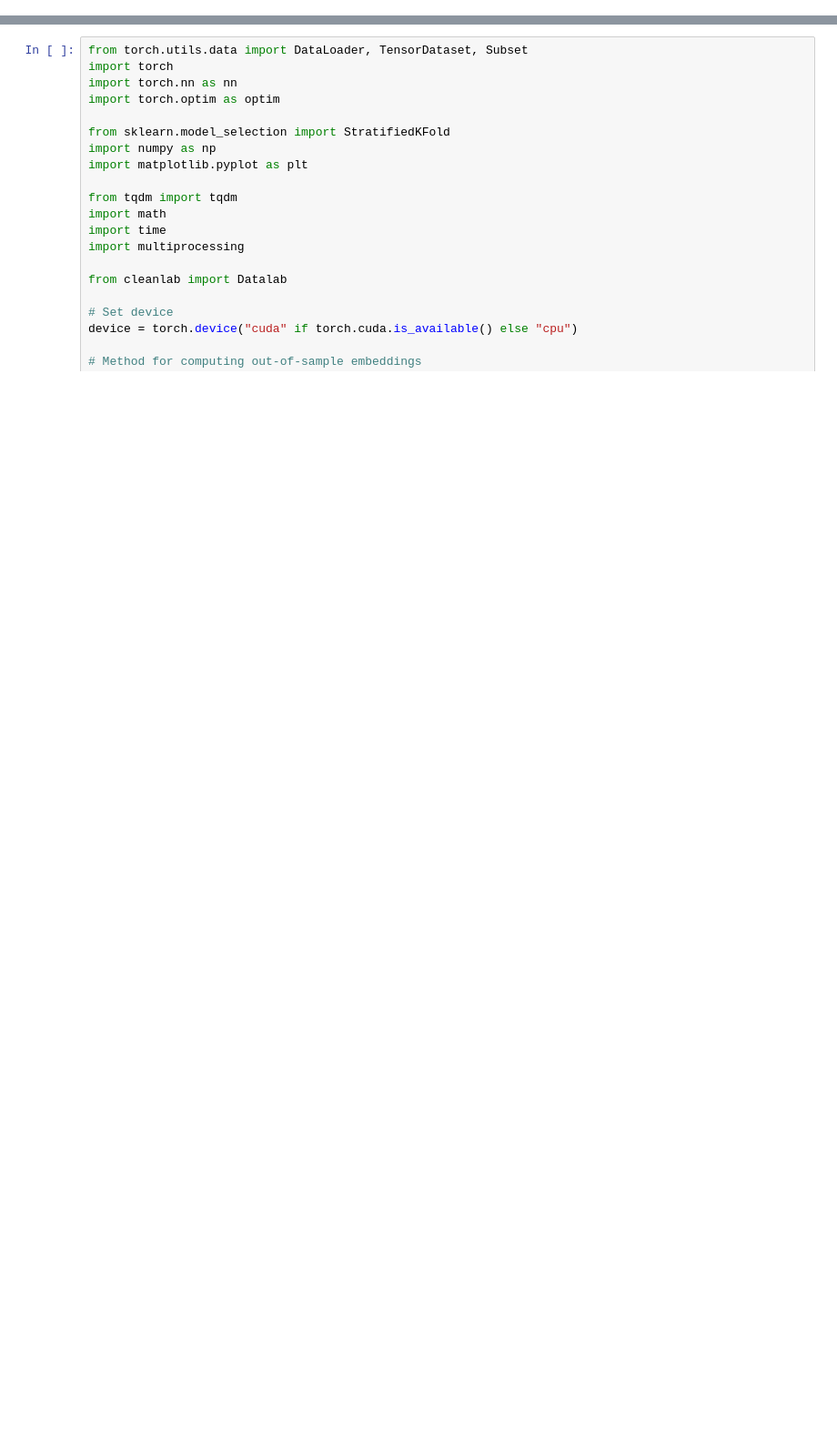
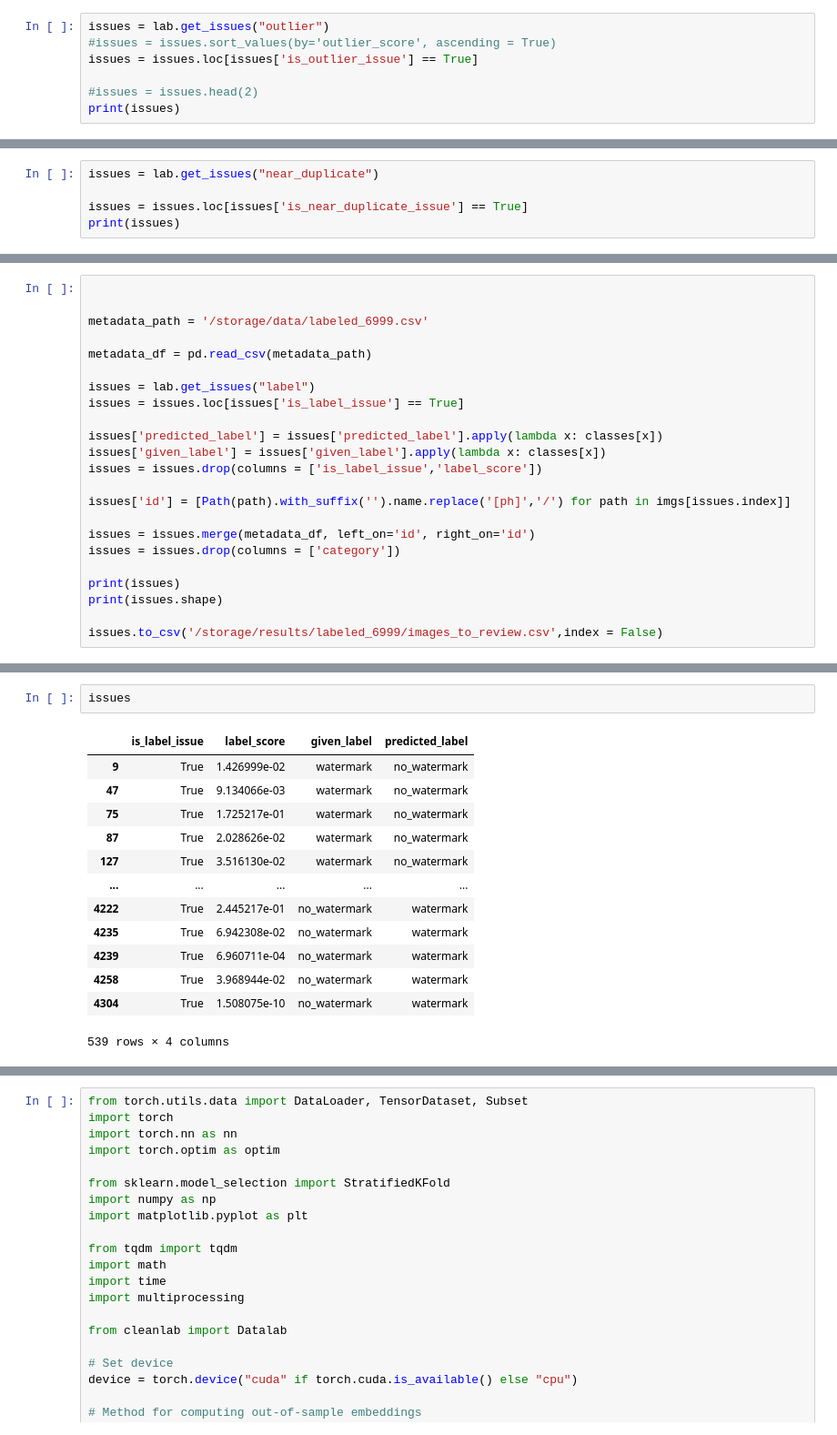
Before and after one commit to europeana/rd-watermark-detection, a Jupyter notebook: notebooks/cleanlab_copy2.ipynb, the cells around one changed output, grey strips where cells are left out. Shown at 91% size. Drawn from its saved outputs; the diff is of its cells as text; blank space fills up the shorter version.

```diff
--- a/notebooks/cleanlab_copy2.ipynb
+++ b/notebooks/cleanlab_copy2.ipynb
@@ -74,0 +56,7 @@ FileNotFoundError: [Errno 2] No such file or directory: '/output/data/labeled_43
+# %%
+issues = lab.get_issues("outlier")
+#issues = issues.sort_values(by='outlier_score', ascending = True)
+issues = issues.loc[issues['is_outlier_issue'] == True]
+
+#issues = issues.head(2)
+print(issues)
@@ -74,0 +73,5 @@ FileNotFoundError: [Errno 2] No such file or directory: '/output/data/labeled_43
+# %%
+issues = lab.get_issues("near_duplicate")
+
+issues = issues.loc[issues['is_near_duplicate_issue'] == True]
+print(issues)
@@ -74,0 +112,23 @@ FileNotFoundError: [Errno 2] No such file or directory: '/output/data/labeled_43
+# %%
+
+
+metadata_path = '/storage/data/labeled_6999.csv'
+
+metadata_df = pd.read_csv(metadata_path)
+
+issues = lab.get_issues("label")
+issues = issues.loc[issues['is_label_issue'] == True]
+
+issues['predicted_label'] = issues['predicted_label'].apply(lambda x: classes[x])
+issues['given_label'] = issues['given_label'].apply(lambda x: classes[x])
+issues = issues.drop(columns = ['is_label_issue','label_score'])
+
+issues['id'] = [Path(path).with_suffix('').name.replace('[ph]','/') for path in imgs[issues.index]]
+
+issues = issues.merge(metadata_df, left_on='id', right_on='id')
+issues = issues.drop(columns = ['category'])
+
+print(issues)
+print(issues.shape)
+
+issues.to_csv('/storage/results/labeled_6999/images_to_review.csv',index = False)
@@ -74,0 +209,16 @@ FileNotFoundError: [Errno 2] No such file or directory: '/output/data/labeled_43
+# %%
+issues
+# %% [output]
+|  | is_label_issue | label_score | given_label | predicted_label |
+| 9 | True | 1.426999e-02 | watermark | no_watermark |
+| 47 | True | 9.134066e-03 | watermark | no_watermark |
+| 75 | True | 1.725217e-01 | watermark | no_watermark |
+| 87 | True | 2.028626e-02 | watermark | no_watermark |
+| 127 | True | 3.516130e-02 | watermark | no_watermark |
+| ... | ... | ... | ... | ... |
+| 4222 | True | 2.445217e-01 | no_watermark | watermark |
+| 4235 | True | 6.942308e-02 | no_watermark | watermark |
+| 4239 | True | 6.960711e-04 | no_watermark | watermark |
+| 4258 | True | 3.968944e-02 | no_watermark | watermark |
+| 4304 | True | 1.508075e-10 | no_watermark | watermark |
+539 rows × 4 columns
```
Also changed, not shown: parts of 13 cells of this notebook, 11 other files.
